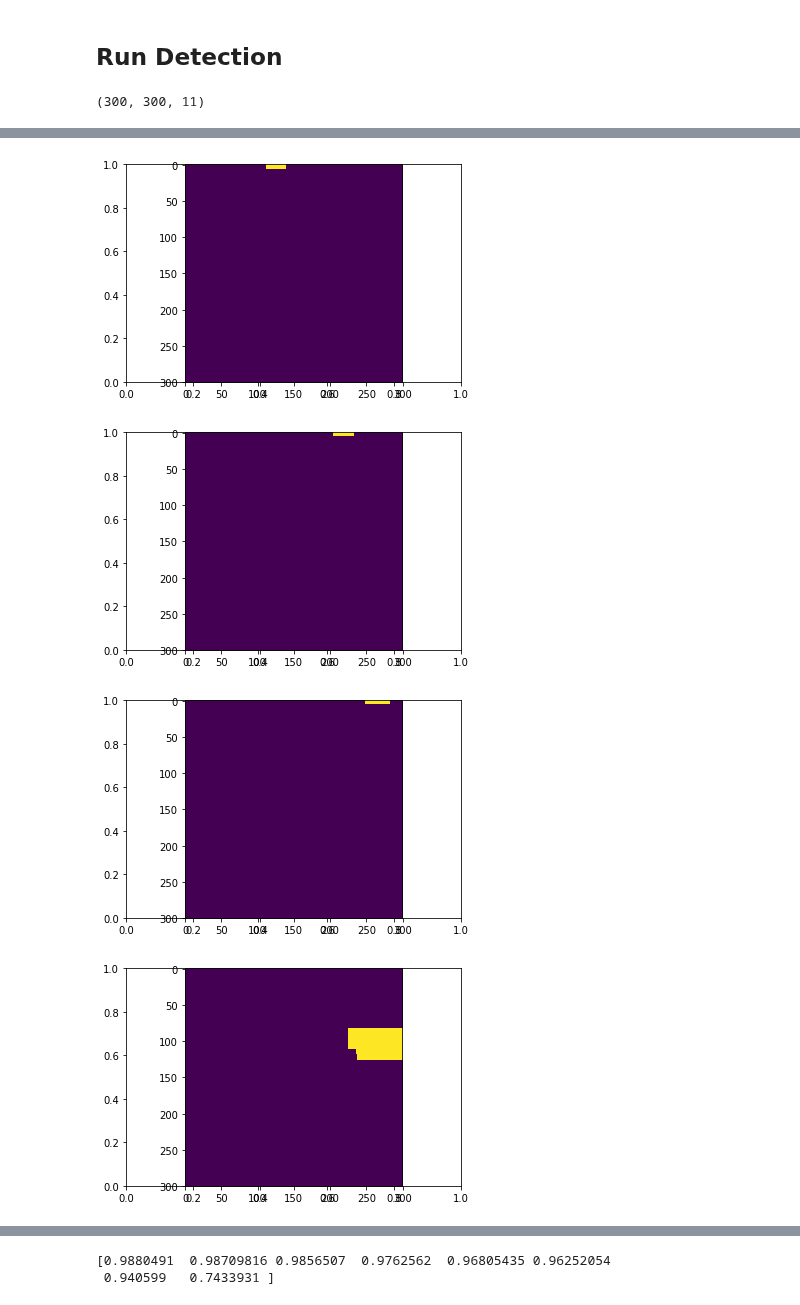
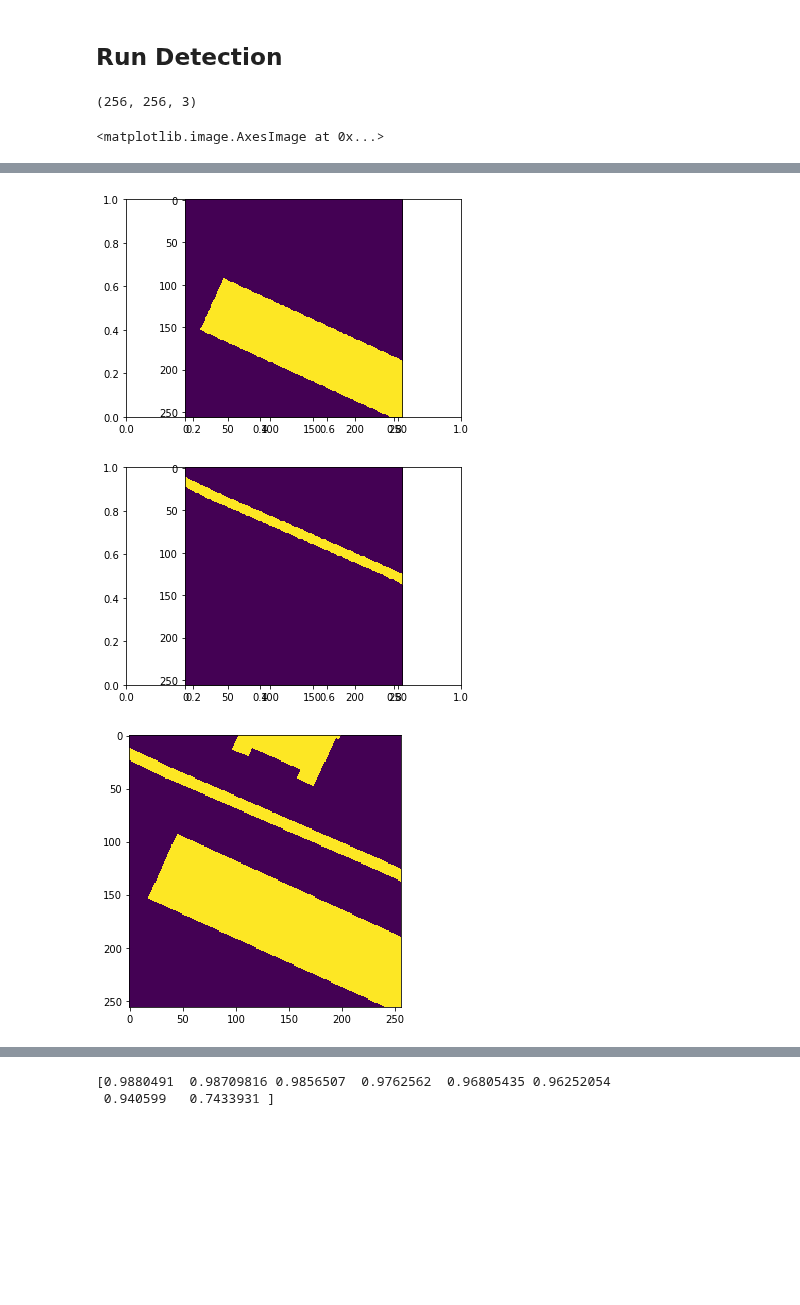
Before and after one commit to mnboos/osm-instance-segmentation, a Jupyter notebook: inspect_model.ipynb, the cells around one changed output, grey strips where cells are left out. Drawn from its saved outputs; the diff is of its cells as text; code cells hidden in the pictures; blank space fills up the shorter version.

```diff
--- a/inspect_model.ipynb
+++ b/inspect_model.ipynb
@@ -180,20 +164,21 @@ Done
 # %% [markdown]
 ## Run Detection
 # %%
-image_id = random.choice(dataset.image_ids)
-
+# image_id = random.choice(dataset.image_ids)
+image_id = 2596
 
 img, _ = dataset.load_mask(image_id)
-# print(img)
-# coco_image_id = random.choice(dataset.coco_image_ids)
-# img = dataset.coco.loadImgs(coco_image_id)[0]
-# print(img)
-# msk = dataset.get_mask_from_annotation(img)[0]
+full_mask = np.zeros((img.shape[0],img.shape[0],1), dtype=np.uint8)
 
 print(img.shape)
 for i in range(0, img.shape[2]):
+    full_mask[np.where(img[:, :, i]>=1)] = 1
     fig, axs = plt.subplots()
     ax = fig.add_subplot(111)
     ax.imshow(img[:, :, i])
+
+ax = get_ax(size=5)
+ax.imshow(full_mask[:,:,0])
 # %% [output]
-(300, 300, 11)
+(256, 256, 3)
+<matplotlib.image.AxesImage at 0x...>
@@ -201,4 +186,3 @@ for i in range(0, img.shape[2]):
-[figure, old version]
+[figure, new version]
-[figure, old version]
+[figure, new version]
-[figure, old version]
+[figure, new version]
-[figure, removed]
```
Also changed, not shown: parts of 12 cells of this notebook.
